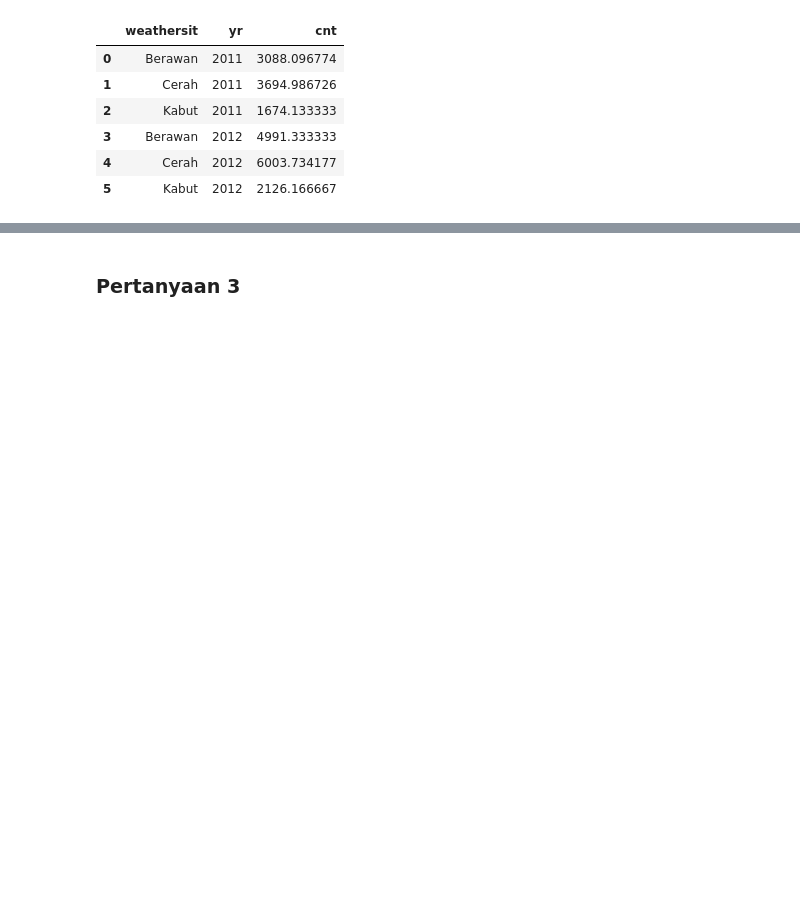
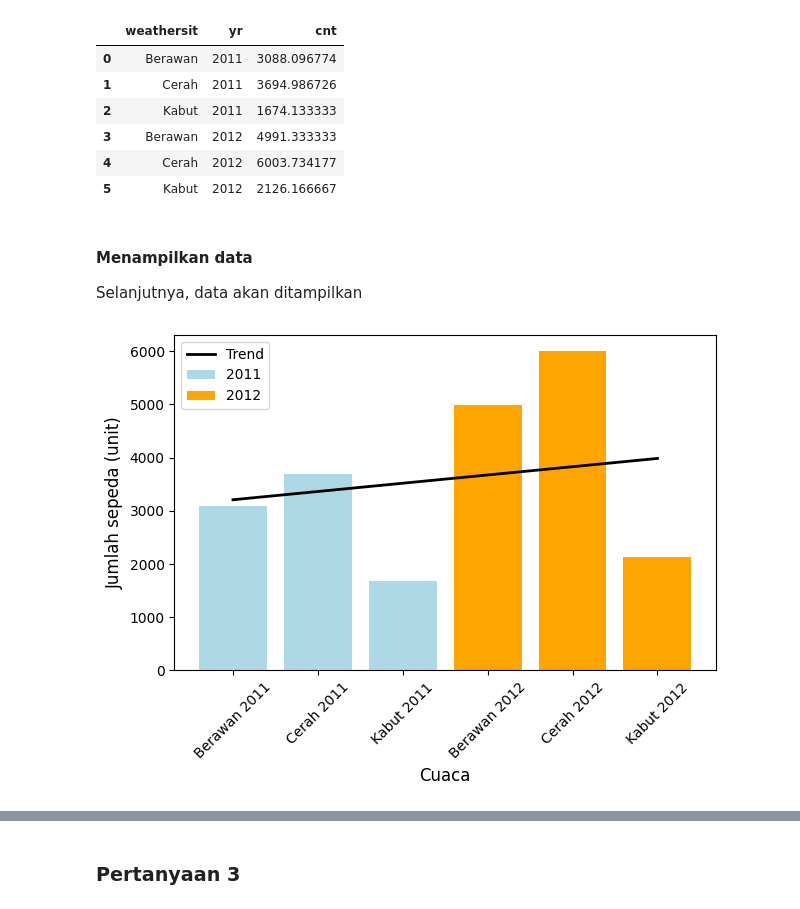
Before and after one commit to mie-intel/dicoding-ta-dasci, a Jupyter notebook: Proyek_Analisis_Data.ipynb, the cells around one changed output, grey strips where cells are left out. Cells and saved outputs as stored; diff of their text form; code cells hidden in the pictures; blank space fills up the shorter version.

```diff
--- a/Proyek_Analisis_Data.ipynb
+++ b/Proyek_Analisis_Data.ipynb
@@ -578,3 +578,31 @@ weather_df
 | 3 | Berawan | 2012 | 4991.333333 |
 | 4 | Cerah | 2012 | 6003.734177 |
 | 5 | Kabut | 2012 | 2126.166667 |
+# %% [markdown]
+#### Menampilkan data
+
+Selanjutnya, data akan ditampilkan
+# %%
+y2011_weather_df = weather_df[weather_df['yr'] == 2011]
+y2012_weather_df = weather_df[weather_df['yr'] == 2012]
+plt.bar((y2011_weather_df['weathersit'] + " " + y2011_weather_df["yr"].astype(str)),
+        y2011_weather_df['cnt'], color='lightblue', label='2011')
+plt.bar((y2012_weather_df['weathersit'] + " " + y2012_weather_df["yr"].astype(str)),
+        y2012_weather_df['cnt'], color='orange', label='2012')
+
+# Menambahkan trendline
+# Menambahkan trendline menggunakan linear
+z = np.polyfit(np.arange(len(weather_df)), weather_df['cnt'], 1)
+p = np.poly1d(z)
+plt.plot((weather_df['weathersit'] + " " + weather_df["yr"].astype(str)),
+         p(np.arange(len(weather_df))), "black", label='Trend', linewidth=2)
+
+plt.xlabel("Cuaca", fontsize=12)
+plt.ylabel("Jumlah sepeda (unit)", fontsize=12)
+
+plt.legend(loc='upper left')
+plt.xticks(rotation=45)
+plt.tight_layout()
+plt.show()
+# %% [output]
+[figure, added]
```
Also changed, not shown: parts of 3 cells of this notebook, 1 other file.
